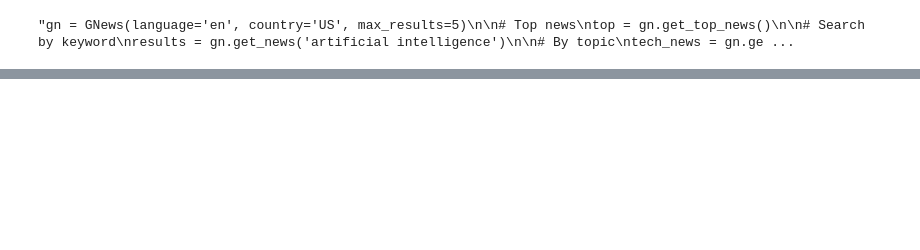
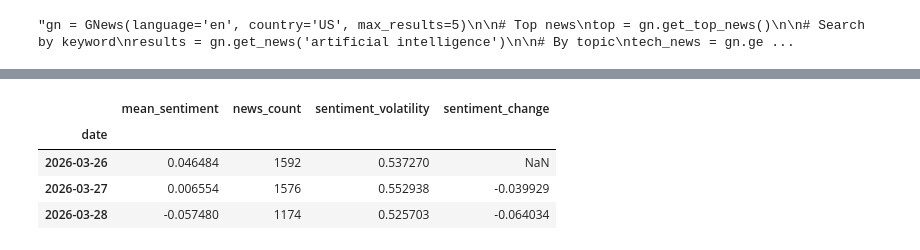
Before and after one commit to ajiteshsi/test_2, a Jupyter notebook: sentiment_gnews.ipynb, the cells around one changed output, grey strips where cells are left out. Drawn from its saved outputs; the diff is of its cells as text; code cells hidden in the pictures; blank space fills up the shorter version.

```diff
--- a/sentiment_gnews.ipynb
+++ b/sentiment_gnews.ipynb
@@ -86,0 +219,8 @@ def acquire_sentiment(new_news: pd.DataFrame):
+# %%
+market_df
+# %% [output]
+|  | mean_sentiment | news_count | sentiment_volatility | sentiment_change |
+| date |  |  |  |  |
+| 2026-03-26 | 0.046484 | 1592 | 0.537270 | NaN |
+| 2026-03-27 | 0.006554 | 1576 | 0.552938 | -0.039929 |
+| 2026-03-28 | -0.057480 | 1174 | 0.525703 | -0.064034 |
```
Also changed, not shown: parts of 30 cells of this notebook.
